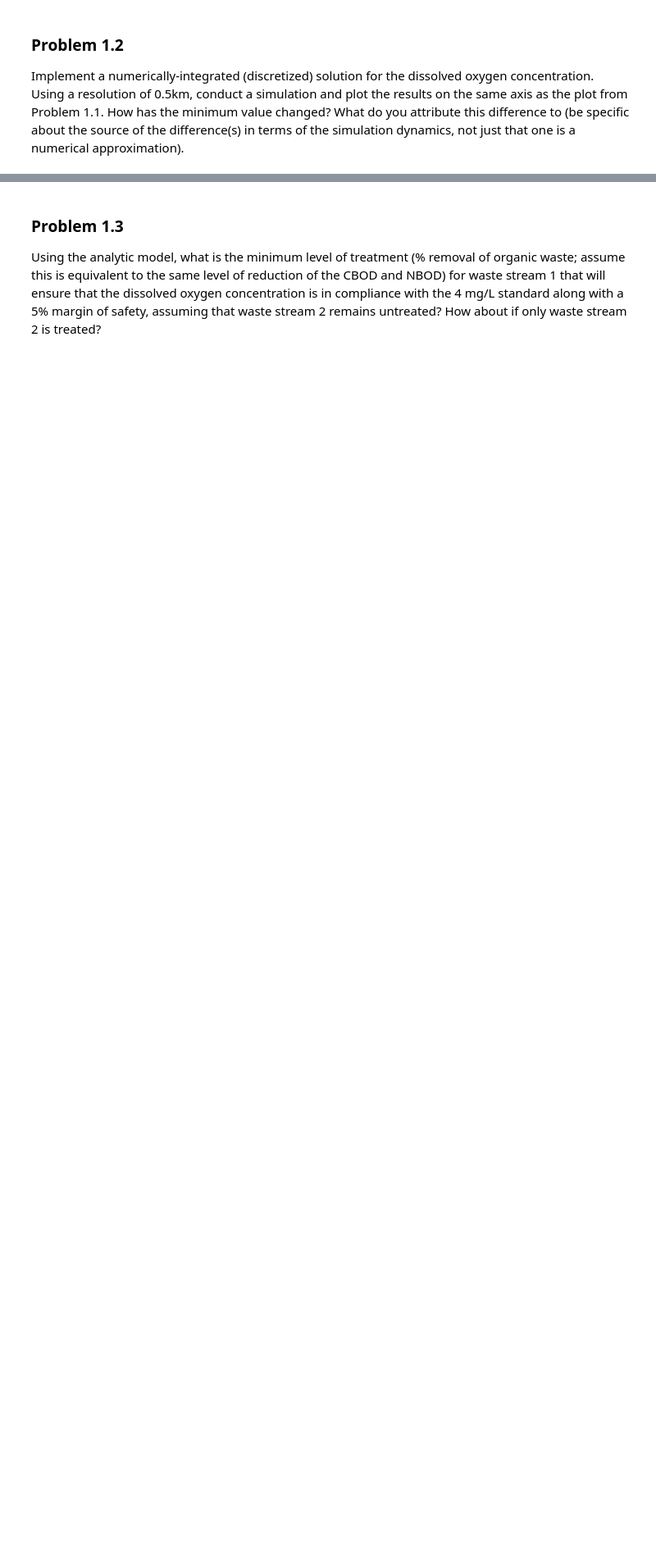
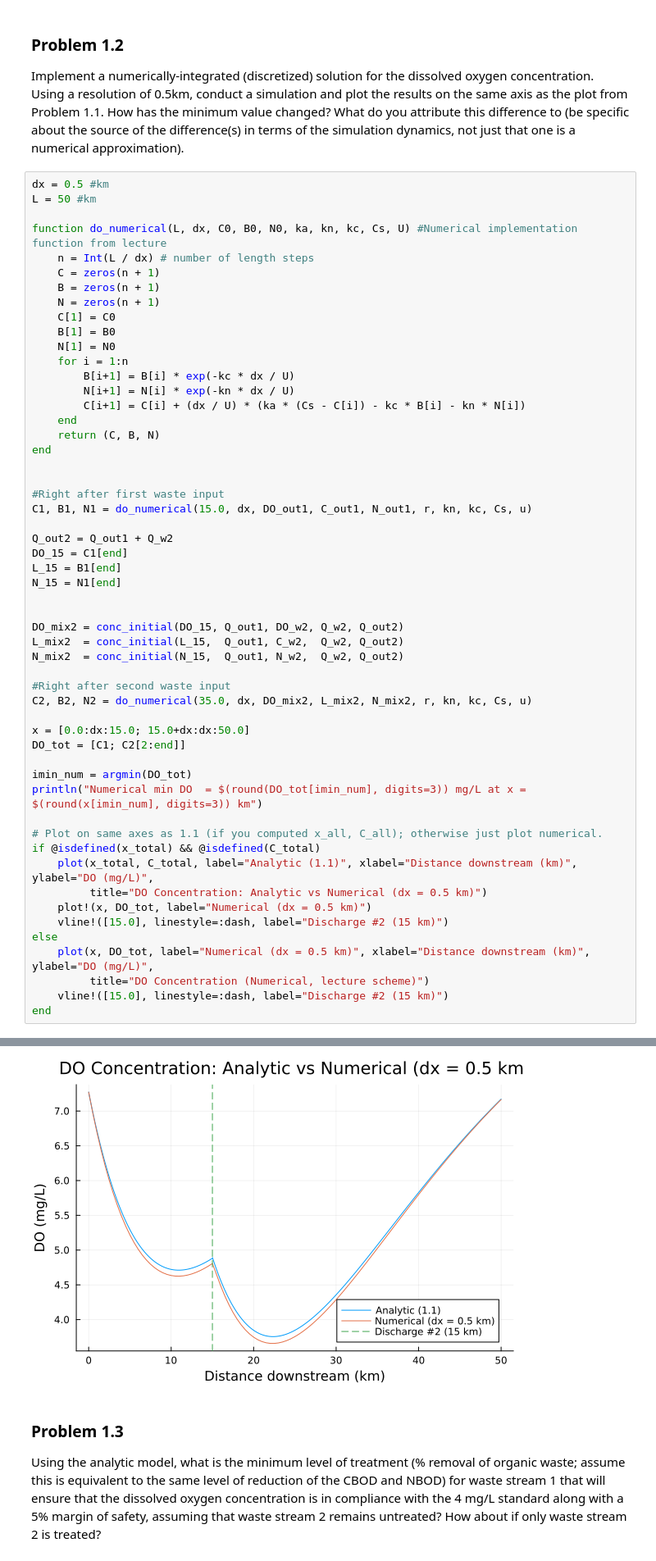
Before and after one commit to BEE4750-FA25/hw3-parker, a Jupyter notebook: hw03.ipynb, the cells around one changed output, grey strips where cells are left out. Shown at 82% size. Cells and saved outputs as stored; diff of their text form; blank space fills up the shorter version.

```diff
--- a/hw03.ipynb
+++ b/hw03.ipynb
@@ -174,3 +174,58 @@ Problem 1.1. How has the minimum value changed? What do you attribute
 this difference to (be specific about the source of the difference(s) in
 terms of the simulation dynamics, not just that one is a numerical
 approximation).
+# %%
+dx = 0.5 #km
+L = 50 #km
+
+function do_numerical(L, dx, C0, B0, N0, ka, kn, kc, Cs, U) #Numerical implementation function from lecture
+    n = Int(L / dx) # number of length steps
+    C = zeros(n + 1)
+    B = zeros(n + 1)
+    N = zeros(n + 1)
+    C[1] = C0
+    B[1] = B0
+    N[1] = N0
+    for i = 1:n
+        B[i+1] = B[i] * exp(-kc * dx / U)
+        N[i+1] = N[i] * exp(-kn * dx / U)
+        C[i+1] = C[i] + (dx / U) * (ka * (Cs - C[i]) - kc * B[i] - kn * N[i])
+    end
+    return (C, B, N)
+end
+
+
+#Right after first waste input
+C1, B1, N1 = do_numerical(15.0, dx, DO_out1, C_out1, N_out1, r, kn, kc, Cs, u)
+
+Q_out2 = Q_out1 + Q_w2
+DO_15 = C1[end]
+L_15 = B1[end]
+N_15 = N1[end]
+
+
+DO_mix2 = conc_initial(DO_15, Q_out1, DO_w2, Q_w2, Q_out2)
+L_mix2  = conc_initial(L_15,  Q_out1, C_w2,  Q_w2, Q_out2)
+N_mix2  = conc_initial(N_15,  Q_out1, N_w2,  Q_w2, Q_out2)
+
+#Right after second waste input
+C2, B2, N2 = do_numerical(35.0, dx, DO_mix2, L_mix2, N_mix2, r, kn, kc, Cs, u)
+
+x = [0.0:dx:15.0; 15.0+dx:dx:50.0]
+DO_tot = [C1; C2[2:end]]
+
+imin_num = argmin(DO_tot)
+println("Numerical min DO  = $(round(DO_tot[imin_num], digits=3)) mg/L at x = $(round(x[imin_num], digits=3)) km")
+
+# Plot on same axes as 1.1 (if you computed x_all, C_all); otherwise just plot numerical.
+if @isdefined(x_total) && @isdefined(C_total)
+    plot(x_total, C_total, label="Analytic (1.1)", xlabel="Distance downstream (km)", ylabel="DO (mg/L)",
+         title="DO Concentration: Analytic vs Numerical (dx = 0.5 km)")
+    plot!(x, DO_tot, label="Numerical (dx = 0.5 km)")
+    vline!([15.0], linestyle=:dash, label="Discharge #2 (15 km)")
+else
+    plot(x, DO_tot, label="Numerical (dx = 0.5 km)", xlabel="Distance downstream (km)", ylabel="DO (mg/L)",
+         title="DO Concentration (Numerical, lecture scheme)")
+    vline!([15.0], linestyle=:dash, label="Discharge #2 (15 km)")
+end
+# %% [output]
@@ -177,3 +233,4 @@ approximation).
+[figure, added]
 # %% [markdown]
 ### Problem 1.3
 
```
Also changed, not shown: parts of 1 cell of this notebook.
